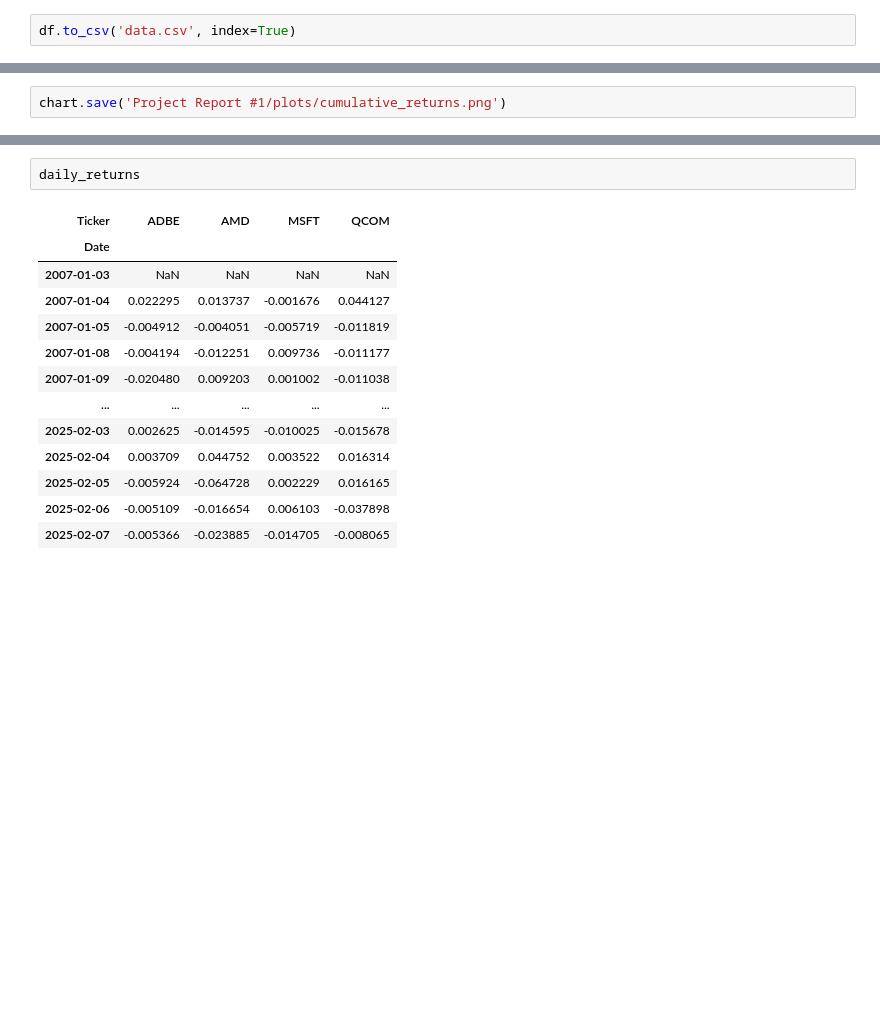
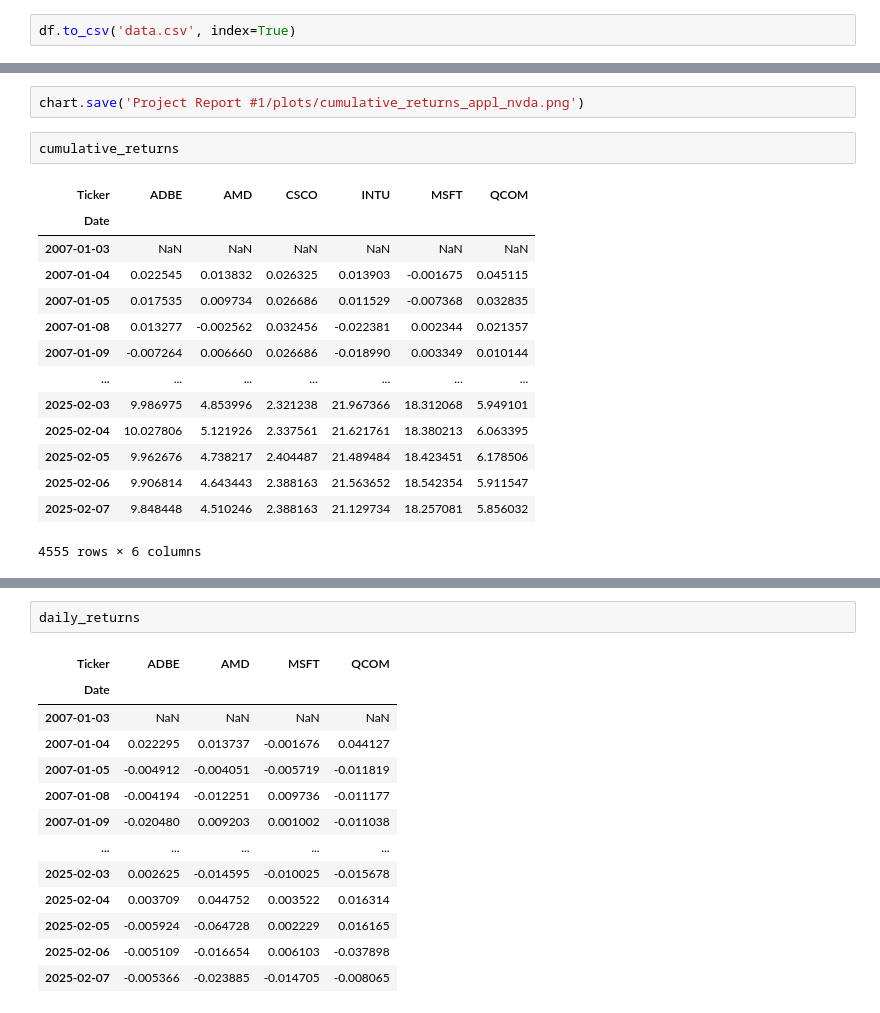
Before and after one commit to KidQuant/FA542-Project, a Jupyter notebook: data.ipynb, the cells around one changed output, grey strips where cells are left out. Saved outputs shown, nothing was run; the diff lists cells and outputs as text; blank space fills up the shorter version.

```diff
--- a/data.ipynb
+++ b/data.ipynb
@@ -65,7 +67,24 @@ chart
 # %% [output]
 [interactive output not drawn]
 # %%
-chart.save('Project Report #1/plots/cumulative_returns.png')
+chart.save('Project Report #1/plots/cumulative_returns_appl_nvda.png')
+# %%
+cumulative_returns
+# %% [output]
+| Ticker | ADBE | AMD | CSCO | INTU | MSFT | QCOM |
+| Date |  |  |  |  |  |  |
+| 2007-01-03 | NaN | NaN | NaN | NaN | NaN | NaN |
+| 2007-01-04 | 0.022545 | 0.013832 | 0.026325 | 0.013903 | -0.001675 | 0.045115 |
+| 2007-01-05 | 0.017535 | 0.009734 | 0.026686 | 0.011529 | -0.007368 | 0.032835 |
+| 2007-01-08 | 0.013277 | -0.002562 | 0.032456 | -0.022381 | 0.002344 | 0.021357 |
+| 2007-01-09 | -0.007264 | 0.006660 | 0.026686 | -0.018990 | 0.003349 | 0.010144 |
+| ... | ... | ... | ... | ... | ... | ... |
+| 2025-02-03 | 9.986975 | 4.853996 | 2.321238 | 21.967366 | 18.312068 | 5.949101 |
+| 2025-02-04 | 10.027806 | 5.121926 | 2.337561 | 21.621761 | 18.380213 | 6.063395 |
+| 2025-02-05 | 9.962676 | 4.738217 | 2.404487 | 21.489484 | 18.423451 | 6.178506 |
+| 2025-02-06 | 9.906814 | 4.643443 | 2.388163 | 21.563652 | 18.542354 | 5.911547 |
+| 2025-02-07 | 9.848448 | 4.510246 | 2.388163 | 21.129734 | 18.257081 | 5.856032 |
+4555 rows × 6 columns
 # %%
 # Calculate daily returns
 daily_returns = np.log(df / df.shift(1))
```
Also changed, not shown: parts of 8 cells of this notebook, 41 other files.
